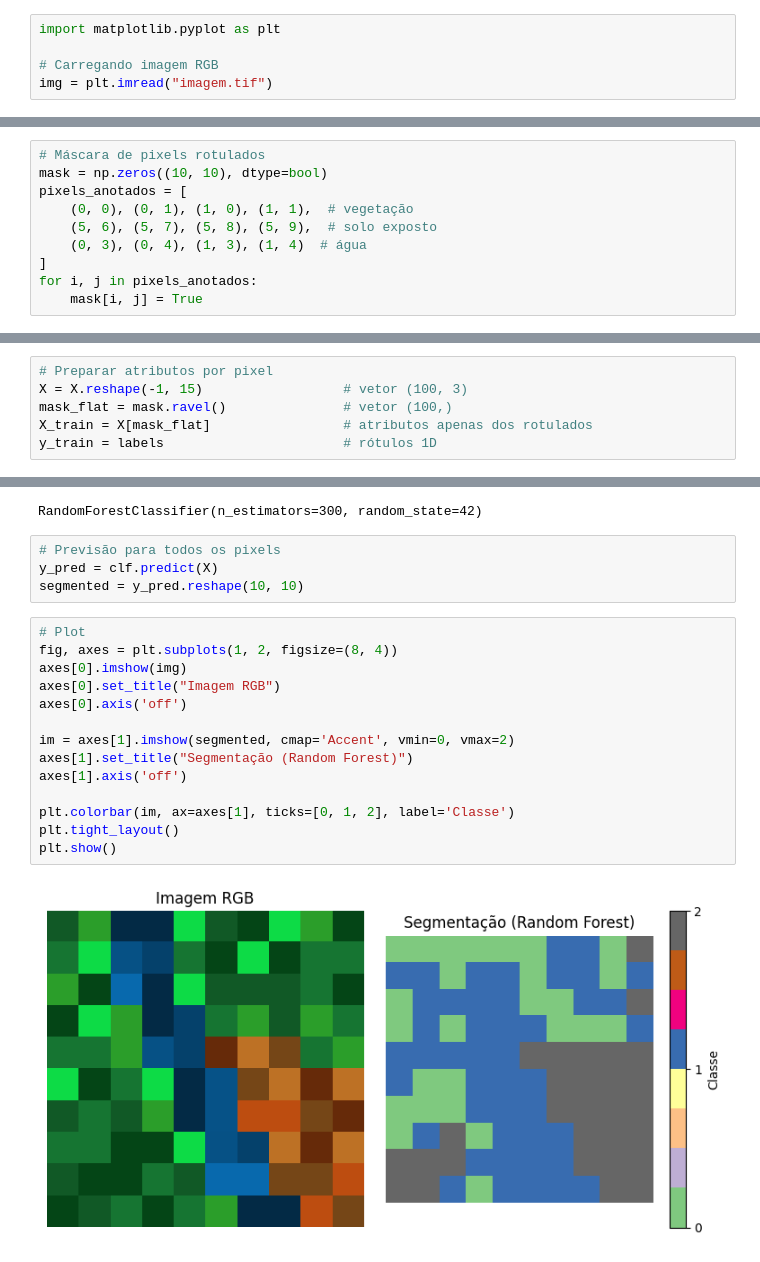
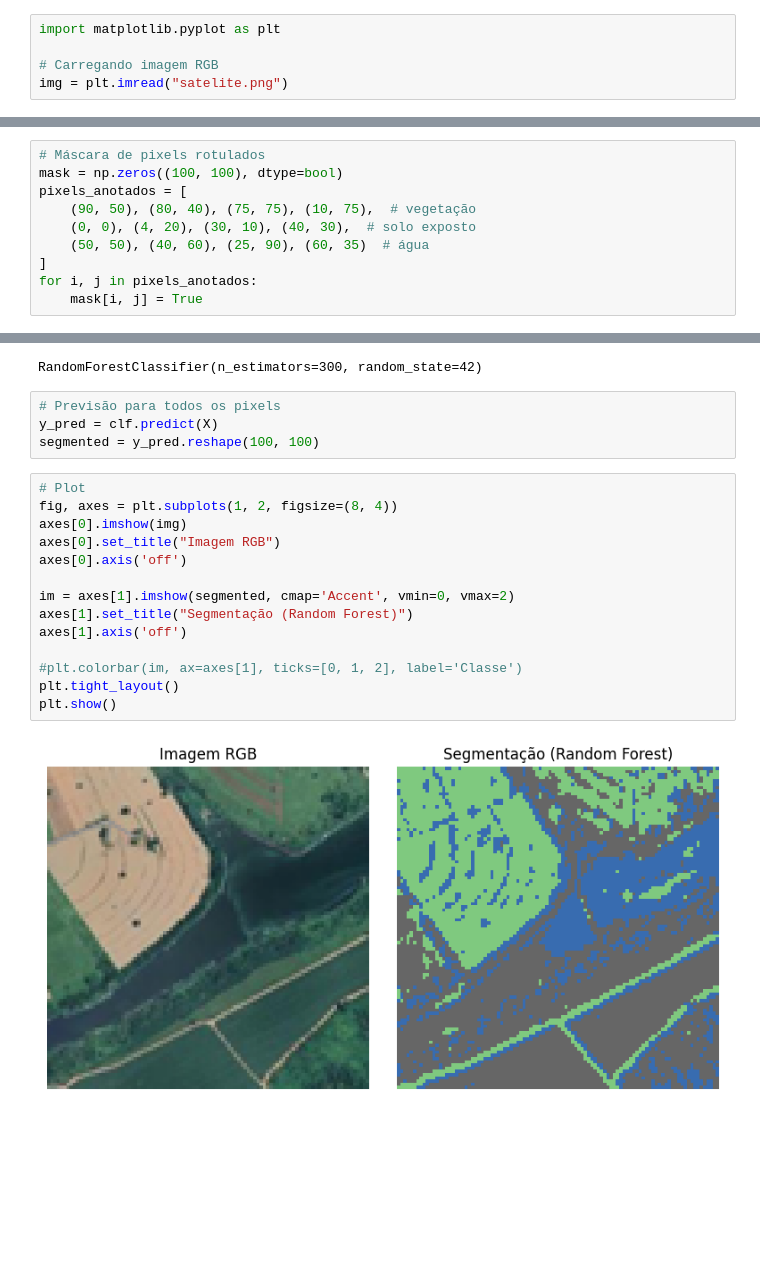
Before and after one commit to rafaelrubo/python-geociencias, a Jupyter notebook: python_geociencias06.ipynb, the cells around one changed output, grey strips where cells are left out. Drawn from its saved outputs; the diff is of its cells as text; blank space fills up the shorter version.

```diff
--- a/python_geociencias06.ipynb
+++ b/python_geociencias06.ipynb
@@ -12,4 +12,4 @@ import matplotlib.pyplot as plt
-img = plt.imread("imagem.tif")
+img = plt.imread("satelite.png")
 # %%
 import numpy as np
 import matplotlib.pyplot as plt
@@ -50,11 +50,11 @@ X = np.stack([
 ], axis=1)
 # %%
 # Máscara de pixels rotulados
-mask = np.zeros((10, 10), dtype=bool)
+mask = np.zeros((100, 100), dtype=bool)
 pixels_anotados = [
-    (0, 0), (0, 1), (1, 0), (1, 1),  # vegetação
-    (5, 6), (5, 7), (5, 8), (5, 9),  # solo exposto
-    (0, 3), (0, 4), (1, 3), (1, 4)  # água
+    (90, 50), (80, 40), (75, 75), (10, 75),  # vegetação
+    (0, 0), (4, 20), (30, 10), (40, 30),  # solo exposto
+    (50, 50), (40, 60), (25, 90), (60, 35)  # água
 ]
 for i, j in pixels_anotados:
     mask[i, j] = True
@@ -72,11 +72,5 @@ mask_flat = mask.ravel()               # vetor (100,)
 X_train = X[mask_flat]                 # atributos apenas dos rotulados
 y_train = labels                       # rótulos 1D
-# %%
-# Preparar atributos por pixel
-X = X.reshape(-1, 15)                  # vetor (100, 3)
-mask_flat = mask.ravel()               # vetor (100,)
-X_train = X[mask_flat]                 # atributos apenas dos rotulados
-y_train = labels                       # rótulos 1D
 # %%
 from sklearn.ensemble import RandomForestClassifier
 
@@ -88,20 +82,20 @@ RandomForestClassifier(n_estimators=300, random_state=42)
 # %%
 # Previsão para todos os pixels
 y_pred = clf.predict(X)
-segmented = y_pred.reshape(10, 10)
+segmented = y_pred.reshape(100, 100)
 # %%
 # Plot
 fig, axes = plt.subplots(1, 2, figsize=(8, 4))
 axes[0].imshow(img)
 axes[0].set_title("Imagem RGB")
 axes[0].axis('off')
 
 im = axes[1].imshow(segmented, cmap='Accent', vmin=0, vmax=2)
 axes[1].set_title("Segmentação (Random Forest)")
 axes[1].axis('off')
 
-plt.colorbar(im, ax=axes[1], ticks=[0, 1, 2], label='Classe')
+#plt.colorbar(im, ax=axes[1], ticks=[0, 1, 2], label='Classe')
 plt.tight_layout()
 plt.show()
 # %% [output]
-[figure, old version]
+[figure, new version]
```
Also changed, not shown: parts of 2 cells of this notebook.
